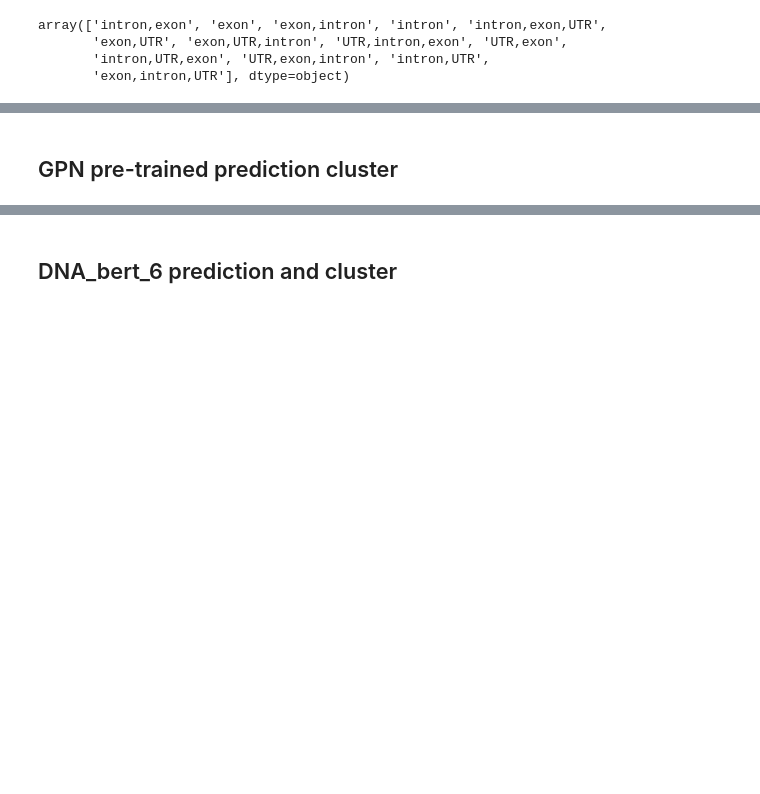
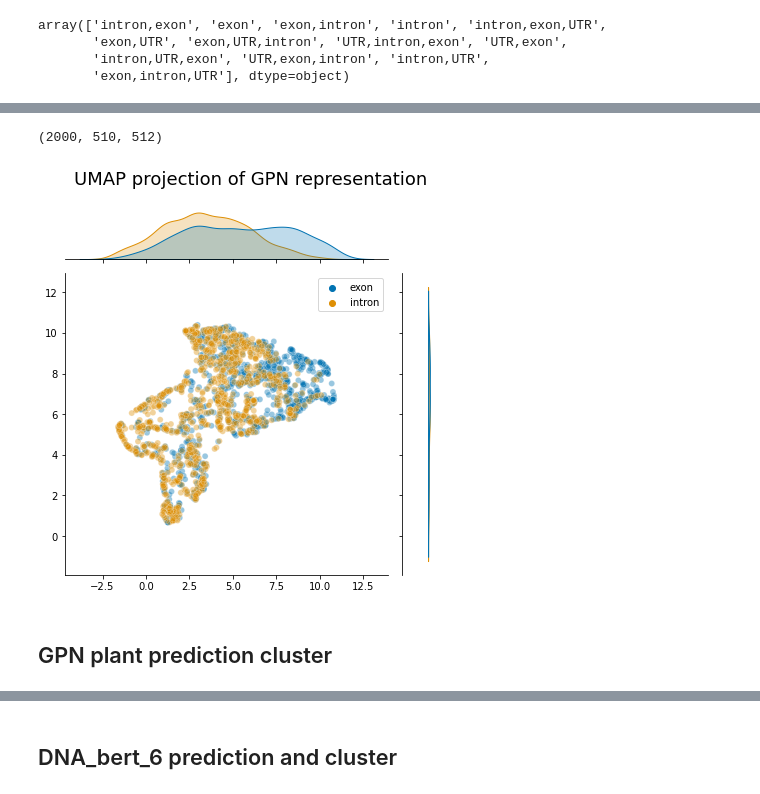
Before and after one commit to amberT15/RNA_multitask, a Jupyter notebook: rna_self_train/umap_cluster.ipynb, the cells around one changed output, grey strips where cells are left out. Drawn from its saved outputs; the diff is of its cells as text; code cells hidden in the pictures; blank space fills up the shorter version.

Commit message:
update cluster result

```diff
--- a/rna_self_train/umap_cluster.ipynb
+++ b/rna_self_train/umap_cluster.ipynb
@@ -32,0 +46,10 @@ for type in label_set:
+# %%
+import gpn.mlm
+import torch
+from tqdm import tqdm
+from transformers import AutoModel,AutoTokenizer
+import seaborn as sns
+import matplotlib.pyplot as plt
+model = AutoModel.from_pretrained("/home/amber/multitask_RNA/replications/GPN/GPN_hg38/checkpoint-400000").to('cuda')
+tokenizer = AutoTokenizer.from_pretrained("/home/amber/multitask_RNA/replications/GPN/GPN_hg38/checkpoint-400000")
+model.eval();
@@ -32,0 +60,16 @@ for type in label_set:
+# %%
+model_output = []
+token_seq = tokenizer.batch_encode_plus(mixed_seq)
+for seq_i in tqdm(range(0,len(token_seq['input_ids']),5)):
+        seq_batch = torch.tensor(token_seq['input_ids'][seq_i:seq_i+5]).to('cuda')
+        output_seq = model(seq_batch).last_hidden_state.cpu().detach().numpy()
+        model_output.extend(output_seq)
+
+model_output=np.array(model_output)
+# %%
+model_output.shape
+# %% [output]
+(2000, 510, 512)
+# %%
+umap_array=np.sum(model_output,axis = 1)
+embedding = projector.fit_transform(umap_array)
@@ -33,5 +79,13 @@ for type in label_set:
+# %%
+scatter = sns.jointplot(x = embedding[:, 0],y=embedding[:, 1],
+        hue=label,palette='colorblind',alpha=0.4)
+plt.gca().set_aspect('equal', 'datalim')
+plt.suptitle('UMAP projection of GPN representation', fontsize=18,y = 1.0)
+plt.tight_layout()
+# %% [output]
+[figure, added]
 # %% [markdown]
-## GPN pre-trained prediction cluster
+## GPN plant prediction cluster
 # %%
 import gpn.mlm
 import torch
```
Also changed, not shown: parts of 42 cells of this notebook.
